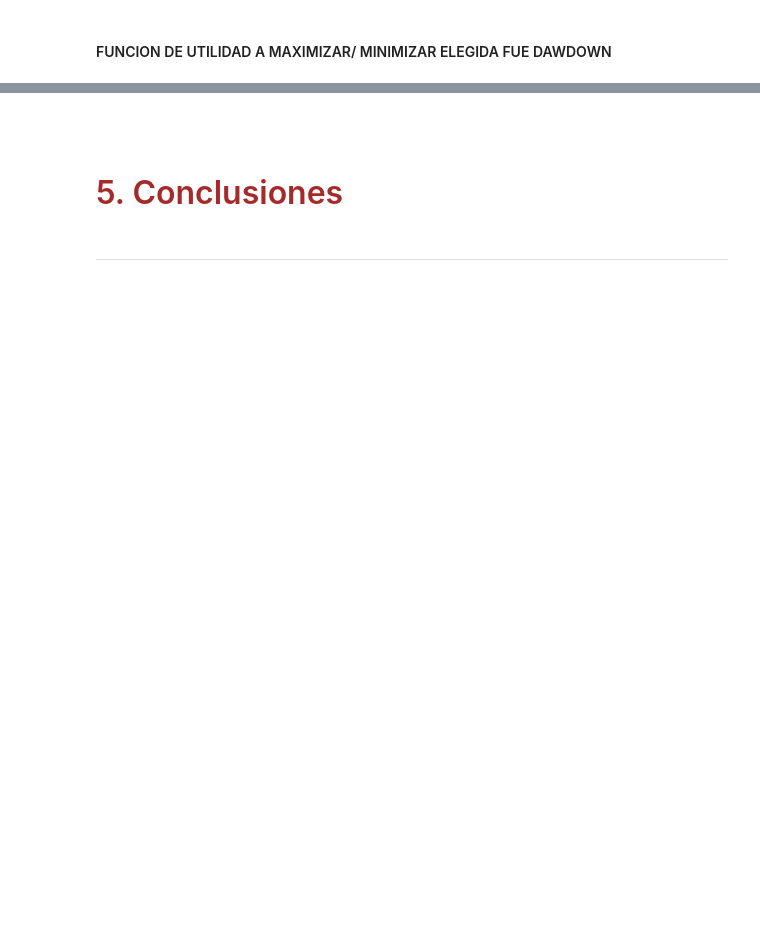
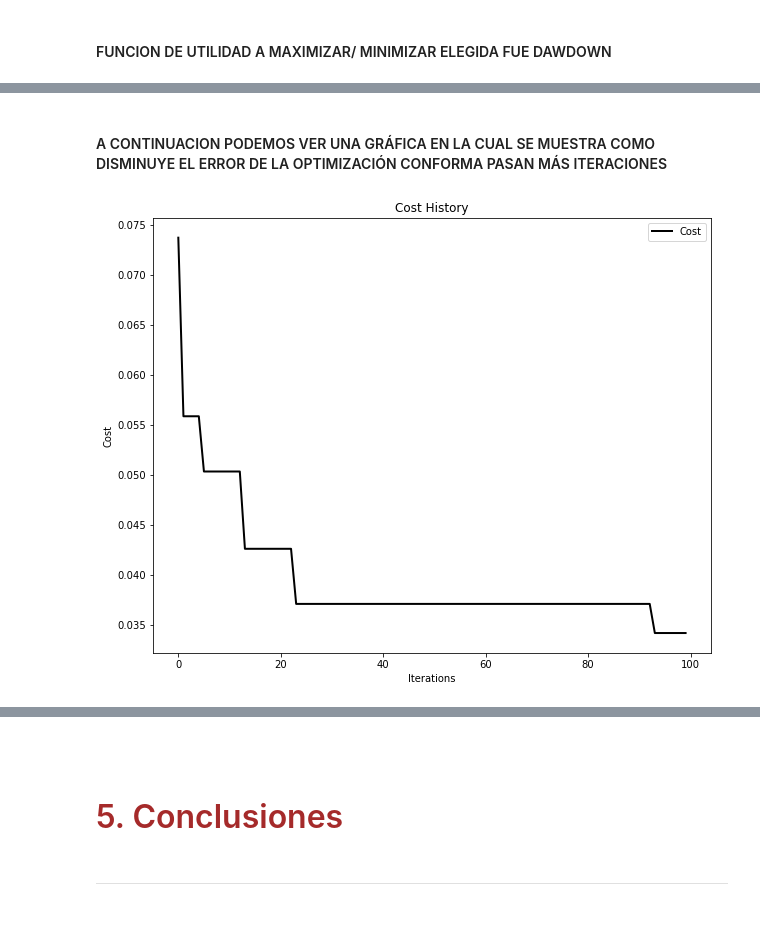
Before and after one commit to Sofiagarciaif/MyST_Proyecto_Final, a Jupyter notebook: notebook.ipynb, the cells around one changed output, grey strips where cells are left out. Saved outputs shown, nothing was run; the diff lists cells and outputs as text; code cells hidden in the pictures; blank space fills up the shorter version.

```diff
--- a/notebook.ipynb
+++ b/notebook.ipynb
@@ -437,6 +443,6 @@ capital_inicial = 100000
 # %% [markdown]
 #### <font color= a05000 > SE REALIZA UN NUEVO DATA FRAME REACOMODANDO LO ANTERIOR
 # %%
-escenario = f_escenarios(pmi)
+escenario = fn.f_escenarios(PMI)
 escenario.head()
 # %% [output]
@@ -500,0 +519,6 @@ PARAMETROS QUE SE BUSCA VARIAR SUS VALORES:
+# %%
+import numpy as np
+lb= [3,3,1,1,8,8,3,3,100000,100000,50000,50000]
+ub= [10,10,3,3,20,20,6,6,500000,500000,200000,200000]
+
+cost, df_decisiones_optimo, graph= fn.f_optimizacion(escenario,np.array(lb),np.array(ub),Operacion)
@@ -500,0 +540,7 @@ PARAMETROS QUE SE BUSCA VARIAR SUS VALORES:
+# %% [markdown]
+#### <font color= a05000 > A CONTINUACION PODEMOS VER UNA GRÁFICA EN LA CUAL SE MUESTRA COMO DISMINUYE EL ERROR DE LA OPTIMIZACIÓN CONFORMA PASAN MÁS ITERACIONES
+# %%
+graph = plot_cost_history(cost_history=graph.cost_history)
+plt.show()
+# %% [output]
+[figure, added]
```
Also changed, not shown: parts of 27 cells of this notebook, 3 other files.
